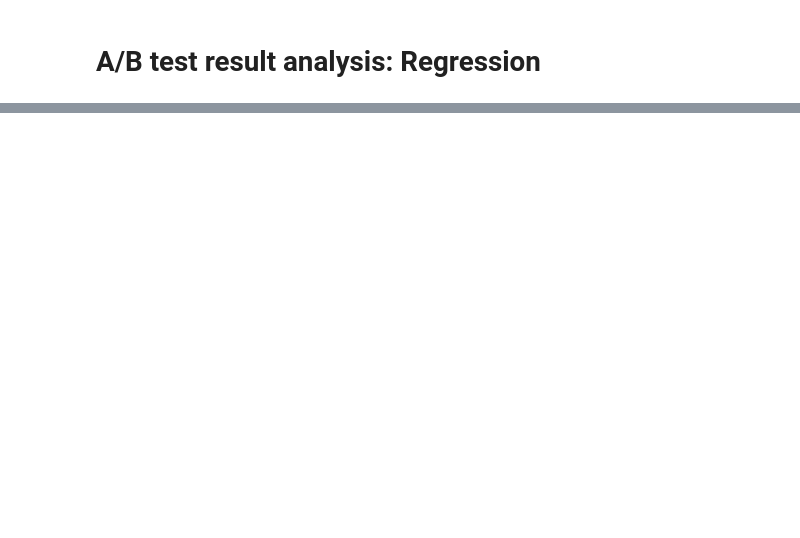
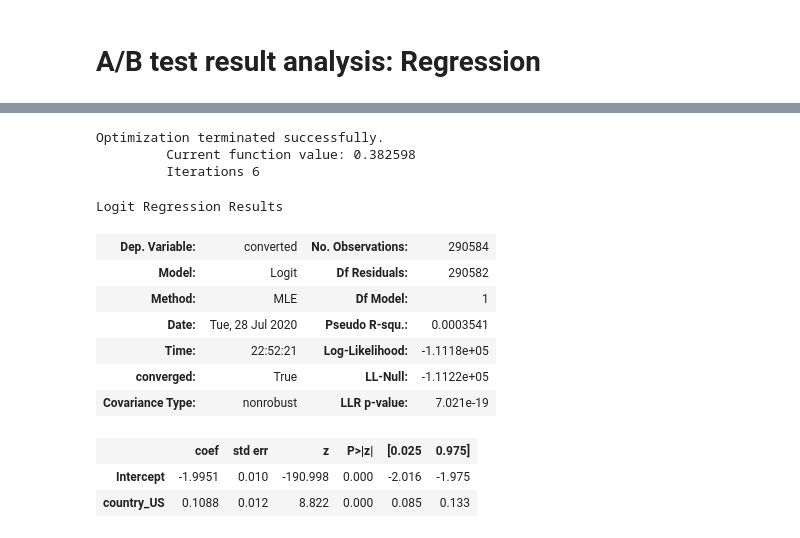
Before and after one commit to Mahshidxyz/A-B-Testing, a Jupyter notebook: A_B_testing_regression.ipynb, the cells around one changed output, grey strips where cells are left out. Drawn from its saved outputs; the diff is of its cells as text; code cells hidden in the pictures; blank space fills up the shorter version.

```diff
--- a/A_B_testing_regression.ipynb
+++ b/A_B_testing_regression.ipynb
@@ -299,0 +301,19 @@ Logit Regression Results
+# %%
+# US vs non-US is the only predictor with significant effect
+model3 = sm.Logit.from_formula('converted ~ country_US', data = df2).fit()
+model3.summary()
+# %% [output]
+Optimization terminated successfully.
+         Current function value: 0.382598
+         Iterations 6
+Logit Regression Results
+| Dep. Variable: | converted | No. Observations: | 290584 |
+| Model: | Logit | Df Residuals: | 290582 |
+| Method: | MLE | Df Model: | 1 |
+| Date: | Tue, 28 Jul 2020 | Pseudo R-squ.: | 0.0003541 |
+| Time: | 22:52:21 | Log-Likelihood: | -1.1118e+05 |
+| converged: | True | LL-Null: | -1.1122e+05 |
+| Covariance Type: | nonrobust | LLR p-value: | 7.021e-19 |
+|  | coef | std err | z | P>|z| | [0.025 | 0.975] |
+| Intercept | -1.9951 | 0.010 | -190.998 | 0.000 | -2.016 | -1.975 |
+| country_US | 0.1088 | 0.012 | 8.822 | 0.000 | 0.085 | 0.133 |
```
Also changed, not shown: parts of 9 cells of this notebook, 2 other files.
